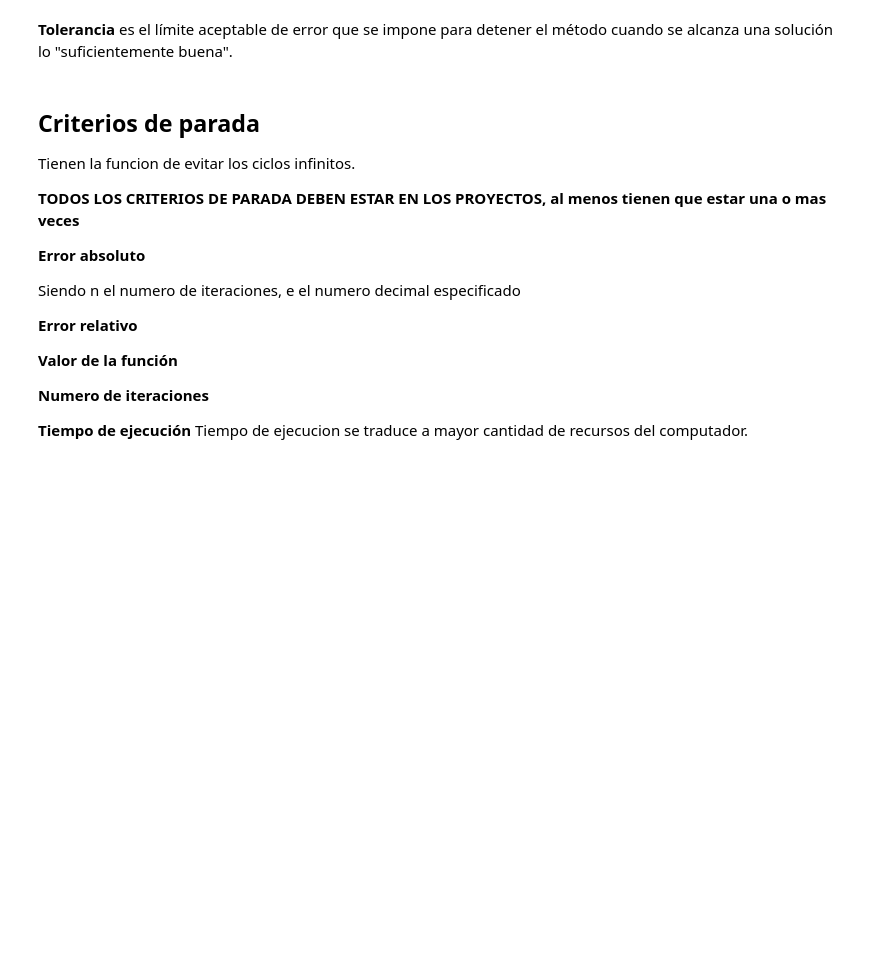
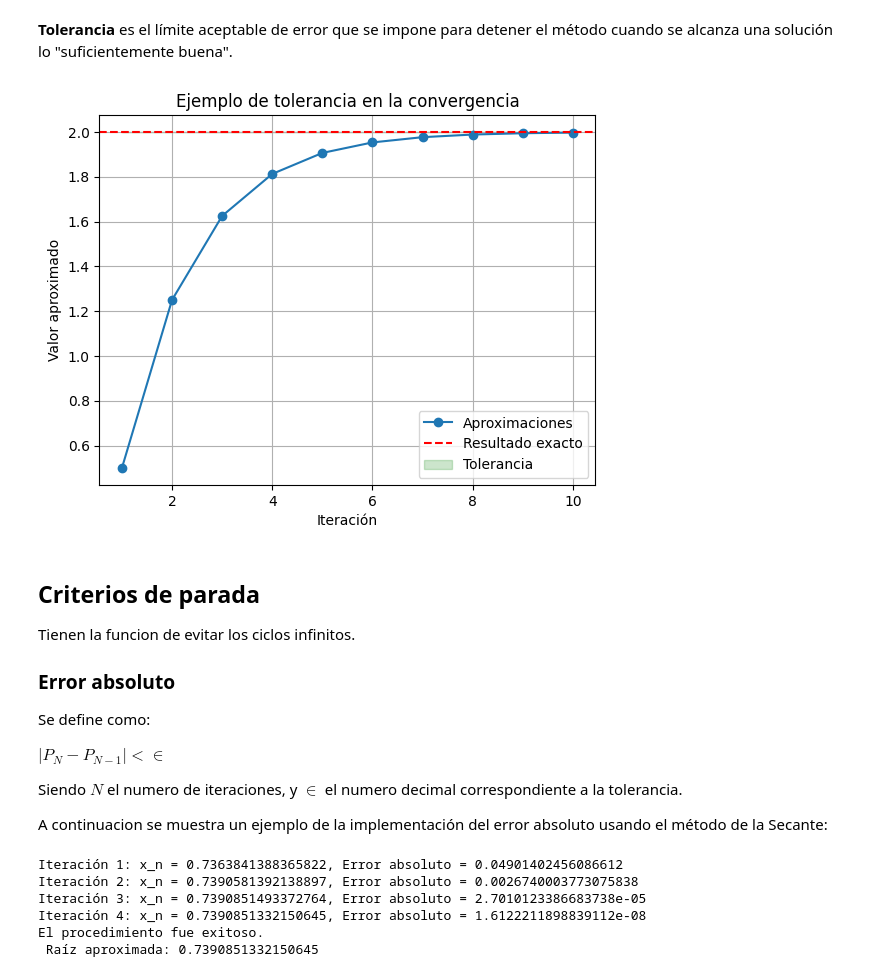
Before and after one commit to BrandonFreire/Metodos_Numericos_2025A, a Jupyter notebook: Clases/Class2.ipynb, the cells around one changed output. Drawn from its saved outputs; the diff is of its cells as text; code cells hidden in the pictures; blank space fills up the shorter version.

```diff
--- a/Clases/Class2.ipynb
+++ b/Clases/Class2.ipynb
@@ -506,22 +504,78 @@ graficar_convergencia(aproximaciones, 0)
 [figure]
 # %% [markdown]
 **Tolerancia** es el límite aceptable de error que se impone para detener el método cuando se alcanza una solución lo "suficientemente buena".
+# %%
+import matplotlib.pyplot as plt
+
+# Simulación de una secuencia que converge a 'resultado' con tolerancia
+valores = []
+x = 0.0
+for i in range(iteraciones):
+    x = resultado - (resultado - r) * (0.5 ** i)  # Aproxima a 'resultado'
+    valores.append(x)
+    if abs(x - resultado) < tolerancia:
+        break
+
+plt.plot(range(1, len(valores) + 1), valores, marker='o', label='Aproximaciones')
+plt.axhline(resultado, color='r', linestyle='--', label='Resultado exacto')
+plt.fill_between(range(1, len(valores) + 1), resultado - tolerancia, resultado + tolerancia, color='green', alpha=0.2, label='Tolerancia')
+plt.xlabel('Iteración')
+plt.ylabel('Valor aproximado')
+plt.title('Ejemplo de tolerancia en la convergencia')
+plt.legend()
+plt.grid(True)
+plt.show()
+# %% [output]
+[figure, added]
 # %% [markdown]
 ## Criterios de parada
 
 Tienen la funcion de evitar los ciclos infinitos.
 
-**TODOS LOS CRITERIOS DE PARADA DEBEN ESTAR EN LOS PROYECTOS, al menos tienen que estar una o mas veces**
+### Error absoluto
 
-**Error absoluto**
+Se define como:
 
-Siendo n el numero de iteraciones, e el numero decimal especificado
+$|P_N - P_{N-1}| < ∈$
 
-**Error relativo**
+Siendo $N$ el numero de iteraciones, y $∈$ el numero decimal correspondiente a la tolerancia.
 
-**Valor de la función**
-
-**Numero de iteraciones**
-
-**Tiempo de ejecución**
- Tiempo de ejecucion se traduce a mayor cantidad de recursos del computador.
+A continuacion se muestra un ejemplo de la implementación del error absoluto usando el método de la Secante:
+# %%
+import math
+# Defnición de la función
+def f(x):
+    return math.cos(x) - x
+# Método de la secante
+def secante(xn_2, xn_1, tol, iter):
+    i = 2
+    while i <= iter:
+        if f(xn_1) - f(xn_2) == 0:
+            print("División por cero detectada. El método falla.")
+            return None
+        x_n = xn_1 - f(xn_1)*(xn_1 - xn_2)/(f(xn_1) - f(xn_2))
+
+        print(f"Iteración {i-1}: x_n = {x_n}, Error absoluto = {abs(x_n - xn_1)}")
+
+        if abs(x_n - xn_1) < tol: # Apicacion del criterio de parada del error absoluto
+            print(f"El procedimiento fue exitoso. \n Raíz aproximada: {x_n}")
+            return
+        xn_2, xn_1 = xn_1, x_n
+        i += 1
+    print(f"El método falló después de {iter} iteraciones.")
+    return None
+
+# Ejemplo de uso con la función coseno:
+xn_2 = 0.5      # Primer valor inicial
+xn_1 = math.pi/4      # Segundo valor inicial
+tol = 1e-6    # Tolerancia
+iter = 100      # Número máximo de iteraciones
+
+secante(xn_2, xn_1, tol, iter)
+# %% [output]
+Iteración 1: x_n = 0.7363841388365822, Error absoluto = 0.04901402456086612
+Iteración 2: x_n = 0.7390581392138897, Error absoluto = 0.0026740003773075838
+Iteración 3: x_n = 0.7390851493372764, Error absoluto = 2.7010123386683738e-05
+Iteración 4: x_n = 0.7390851332150645, Error absoluto = 1.6122211898839112e-08
+El procedimiento fue exitoso.
+ Raíz aproximada: 0.7390851332150645
```
Also changed, not shown: parts of 5 cells of this notebook, 20 other files.
